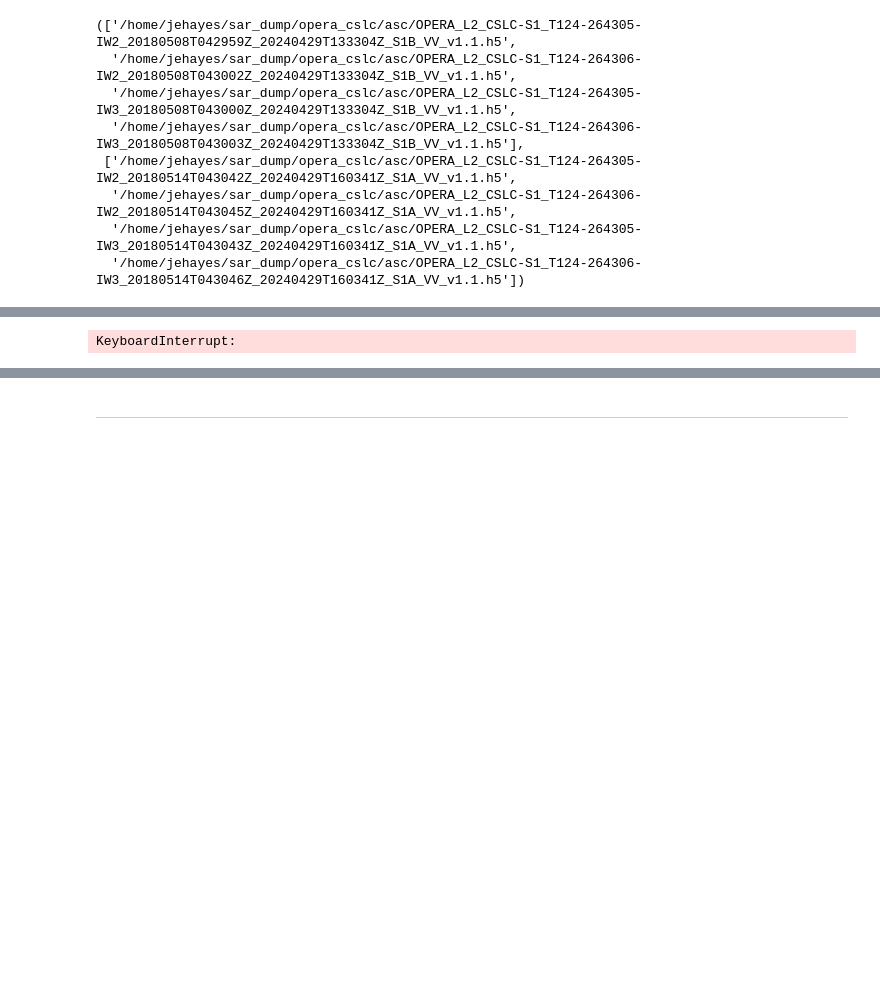
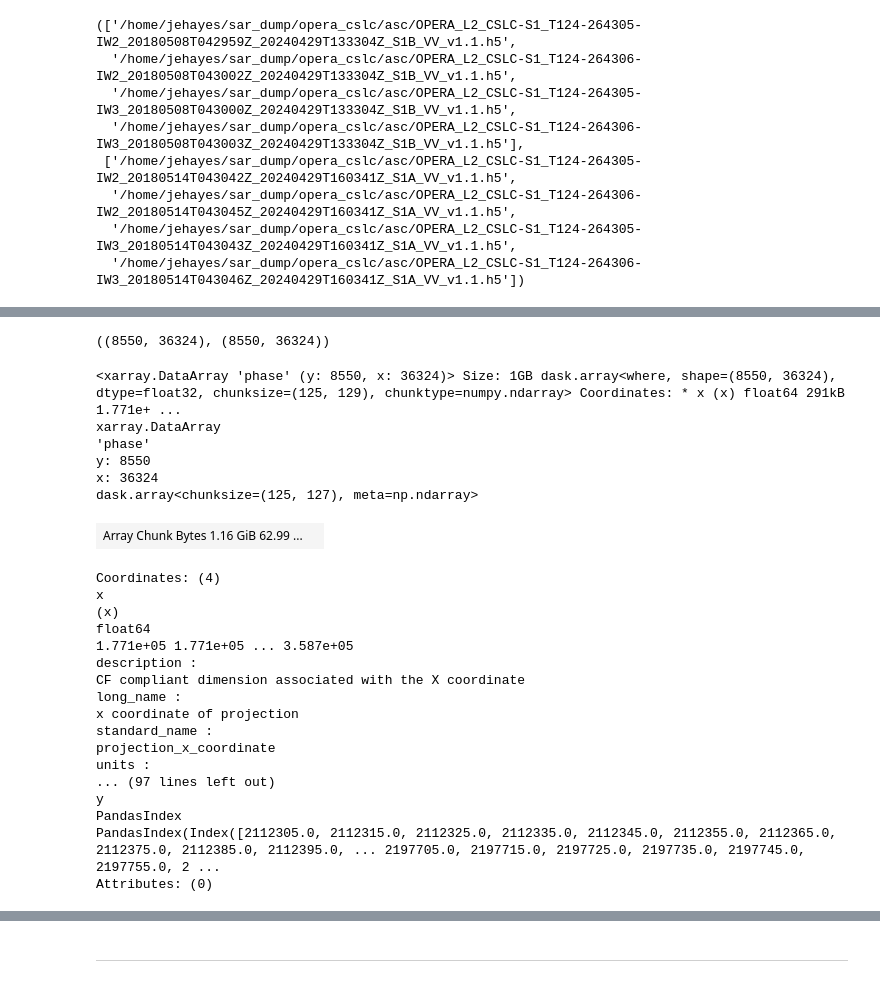
Before and after one commit to Jack-Hayes/sar_dump, a Jupyter notebook: comp_disp_samples.ipynb, the cells around one changed output, grey strips where cells are left out. Drawn from its saved outputs; the diff is of its cells as text; code cells hidden in the pictures; blank space fills up the shorter version.

Commit message:
messy dask workflow for burst stitching

```diff
--- a/comp_disp_samples.ipynb
+++ b/comp_disp_samples.ipynb
@@ -770,7 +853,62 @@ merged_ds = merged_ds.chunk({'x': 1024, 'y': 1024})
+# %%
+bounds = merged_ds.rio.bounds()
+burst_geometry = box(bounds[0], bounds[1], bounds[2], bounds[3])
+gf_search = gpd.GeoDataFrame(geometry=[burst_geometry], crs=merged_ds.rio.crs)
+gf_search = gf_search.to_crs(epsg=4326)
+# %%
+# ESA worldcover
+gf_wc = coincident.search.search(
+    dataset="worldcover",
+    intersects=gf_search,
+    datetime=["2020"],
+)
+dswc = coincident.io.xarray.to_dataset(
+    gf_wc.iloc[[1]],
+    bands=["map"],
+    aoi=gf_search,
+    resolution=0.00027, #~30m
+)
+dswc = dswc.rename(map="landcover")
+# %%
+da_lc = dswc["landcover"]
+da_lc = da_lc.rio.reproject_match(da_phase)
+da_lc = da_lc.squeeze(drop=True)
+# %%
+land_mask = (da_lc != 80)
+land_mask, da_phase = xr.align(land_mask, da_phase)
+da_phase_masked = da_phase.where(land_mask)
+# %%
+da_phase.rio.shape, da_phase_masked.rio.shape
+# %% [output]
+((8550, 36324), (8550, 36324))
+# %%
+da_phase_masked
+# %% [output]
+<xarray.DataArray 'phase' (y: 8550, x: 36324)> Size: 1GB dask.array<where, shape=(8550, 36324), dtype=float32, chunksize=(125, 129), chunktype=numpy.ndarray> Coordinates: * x (x) float64 291kB 1.771e+ ...
+xarray.DataArray
+'phase'
+y: 8550
+x: 36324
+dask.array<chunksize=(125, 127), meta=np.ndarray>
+| Array Chunk Bytes 1.16 GiB 62.99 ... |  |
+Coordinates: (4)
+x
+(x)
+float64
+1.771e+05 1.771e+05 ... 3.587e+05
+description :
+CF compliant dimension associated with the X coordinate
+long_name :
+x coordinate of projection
+standard_name :
+projection_x_coordinate
+units :
+... (97 lines left out)
+y
+PandasIndex
+PandasIndex(Index([2112305.0, 2112315.0, 2112325.0, 2112335.0, 2112345.0, 2112355.0, 2112365.0, 2112375.0, 2112385.0, 2112395.0, ... 2197705.0, 2197715.0, 2197725.0, 2197735.0, 2197745.0, 2197755.0, 2 ...
+Attributes: (0)
 # %%
-nx = 64
-ny = 32
-# coarsen and compute the reduced array to get an in-memory numpy array
-coarse_phase = merged_ds.phase.coarsen(x=nx, y=ny, boundary='trim').mean().compute()
+# compute the reduced array to get an in-memory numpy array
+# TODO: fix this cause it took 18 mins
+da_phase = da_phase.compute()
-# %% [output]
-KeyboardInterrupt:
```
Also changed, not shown: parts of 13 cells of this notebook.
